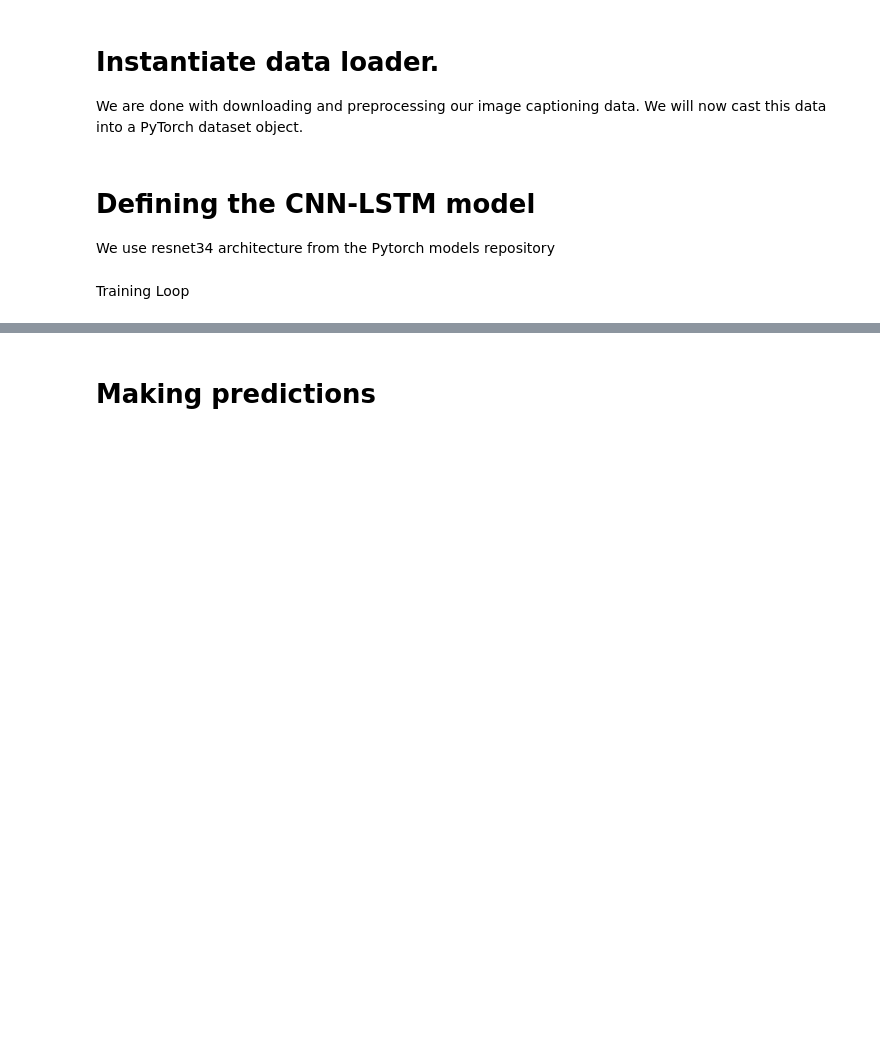
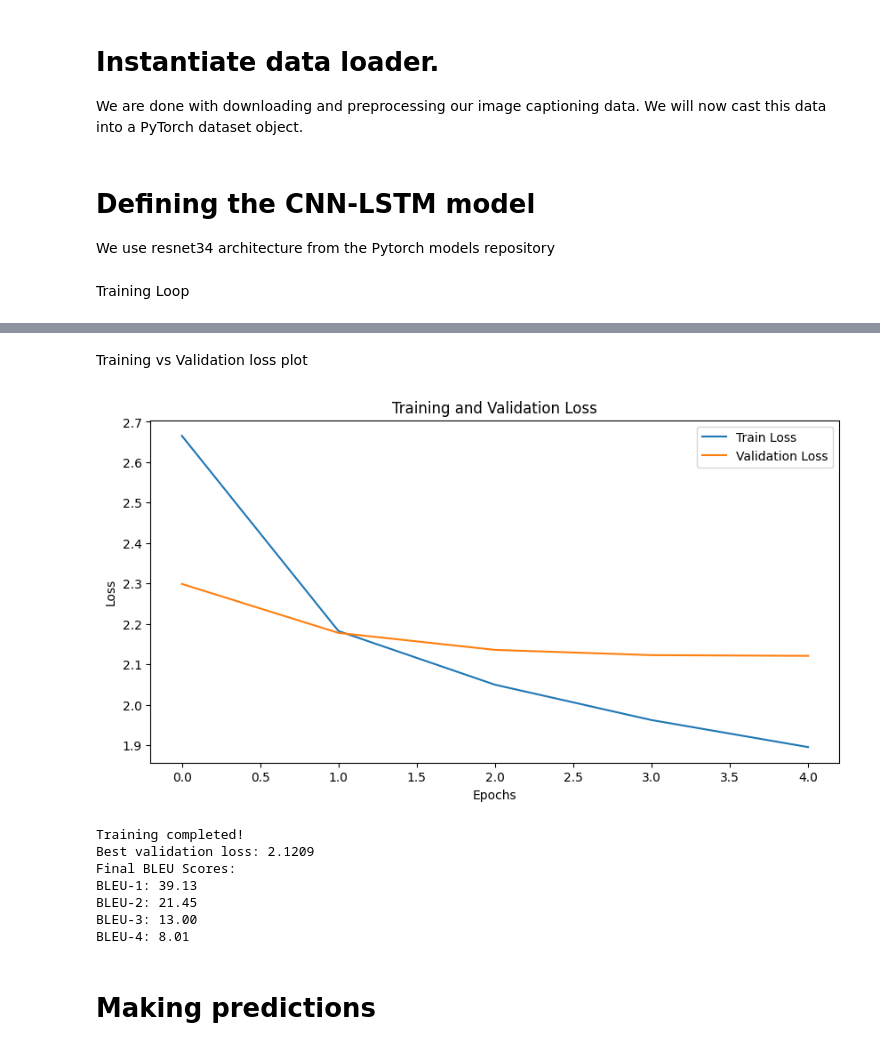
Before and after one commit to Abdulmateen7827/Image-Captioning, a Jupyter notebook: Notebook/Image_captioning.ipynb, the cells around one changed output, grey strips where cells are left out. Saved outputs shown, nothing was run; the diff lists cells and outputs as text; code cells hidden in the pictures; blank space fills up the shorter version.

```diff
--- a/Notebook/Image_captioning.ipynb
+++ b/Notebook/Image_captioning.ipynb
@@ -230,7 +236,7 @@ We are done with downloading and preprocessing our image captioning data. We wil
 # %%
 class CustomCocoDataset(data.Dataset):
     """COCO Custom Dataset compatible with torch.utils.data.DataLoader."""
-    def __init__(self, data_path, coco_json_path, vocabulary, transform=None, subsample_size= None):
+    def __init__(self, data_path, coco_json_path, vocabulary, transform=None, subsample_size=None):
         """Set the path for images, captions and vocabulary wrapper.
 
         Args:
@@ -289,20 +295,20 @@ def collate_function(data_batch):
     """
     # Sort a data list by caption length (descending order).
     data_batch.sort(key=lambda d: len(d[1]), reverse=True)
-    images, capts = zip(*data_batch)
+    imgs, caps = zip(*data_batch)
 
     # Merge images (from list of 3D tensors to 4D tensor).
-    # Originally, images is a list of <batch_size> number of RGB images with dimensions (3, 256, 256)
+    # Originally, imgs is a list of <batch_size> number of RGB images with dimensions (3, 256, 256)
     # This line of code turns it into a single tensor of dimensions (<batch_size>, 3, 256, 256)
-    images = torch.stack(images, 0)
+    imgs = torch.stack(imgs, 0)
 
     # Merge captions (from list of 1D tensors to 2D tensor), similar to merging of images donw above.
-    cap_lens = [len(cap) for cap in capts]
-    targets = torch.zeros(len(capts), max(cap_lens)).long()
-    for i, cap in enumerate(capts):
+    cap_lens = [len(cap) for cap in caps]
+    tgts = torch.zeros(len(caps), max(cap_lens)).long()
+    for i, cap in enumerate(caps):
         end = cap_lens[i]
-        targets[i, :end] = cap[:end]
-    return images, targets, cap_lens
+        tgts[i, :end] = cap[:end]
+    return imgs, tgts, cap_lens
 
 def get_loader(data_path, coco_json_path, vocabulary, transform, batch_size, shuffle):
     """Returns torch.utils.data.DataLoader for custom coco dataset."""
@@ -570,0 +713,21 @@ Epoch [4/5], Step [3230/3236], Loss: 1.8860, Perplexity: 6.5932
+# %% [markdown]
+Training vs Validation loss plot
+# %%
+# Plot losses
+plot_losses(train_loss, val_loss)
+
+# Print final results
+print('Training completed!')
+print(f'Best validation loss: {best_val_loss:.4f}')
+print('Final BLEU Scores:')
+for metric, score in bleu_scores.items():
+    print(f'{metric}: {score:.2f}')
+# %% [output]
+[figure, added]
+Training completed!
+Best validation loss: 2.1209
+Final BLEU Scores:
+BLEU-1: 39.13
+BLEU-2: 21.45
+BLEU-3: 13.00
+BLEU-4: 8.01
```
Also changed, not shown: parts of 10 cells of this notebook, 2 other files.
